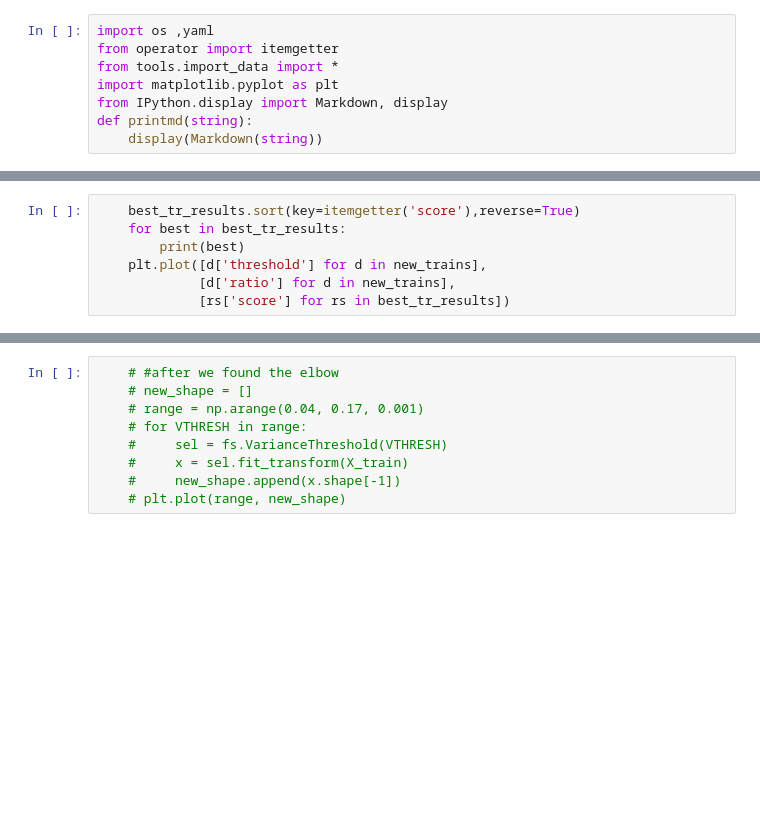
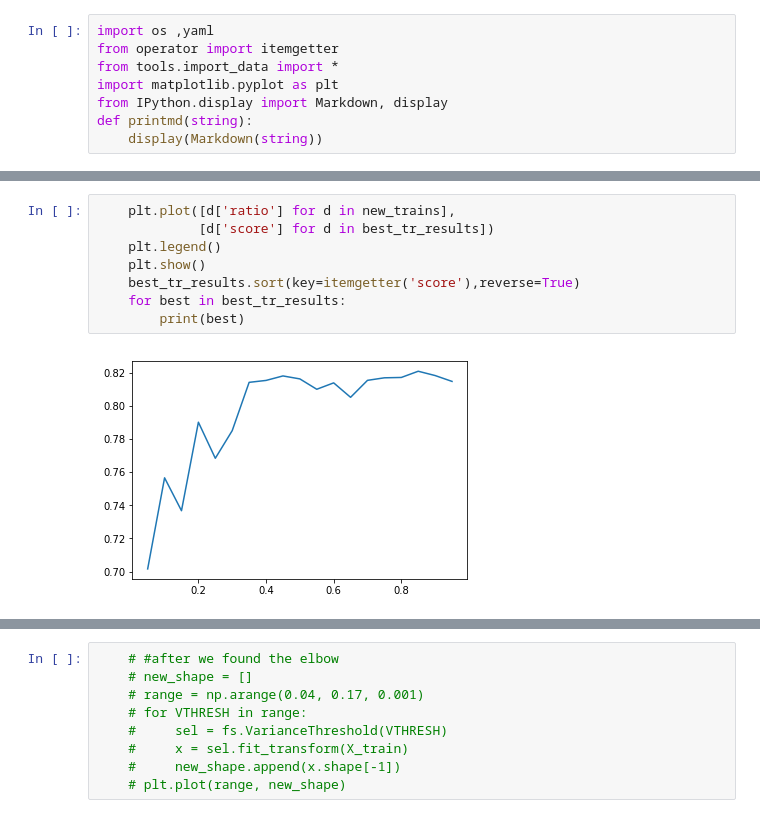
Before and after one commit to motybz/Cancer_Data_Mining, a Jupyter notebook: Models_Compare.ipynb, the cells around one changed output, grey strips where cells are left out. Saved outputs shown, nothing was run; the diff lists cells and outputs as text; blank space fills up the shorter version.

Commit message:
Spit training results

```diff
--- a/Models_Compare.ipynb
+++ b/Models_Compare.ipynb
@@ -263,7 +237,0 @@ The best model for the given data is: <span style="color:green">CART</span> with
-# %%
-    best_tr_results.sort(key=itemgetter('score'),reverse=True)
-    for best in best_tr_results:
-        print(best)
-    plt.plot([d['threshold'] for d in new_trains],
-             [d['ratio'] for d in new_trains],
-             [rs['score'] for rs in best_tr_results])
@@ -292,0 +238,10 @@ The best model for the given data is: <span style="color:green">CART</span> with
+# %%
+    plt.plot([d['ratio'] for d in new_trains],
+             [d['score'] for d in best_tr_results])
+    plt.legend()
+    plt.show()
+    best_tr_results.sort(key=itemgetter('score'),reverse=True)
+    for best in best_tr_results:
+        print(best)
+# %% [output]
+[figure, added]
```
Also changed, not shown: parts of 10 cells of this notebook, 1 other file.
